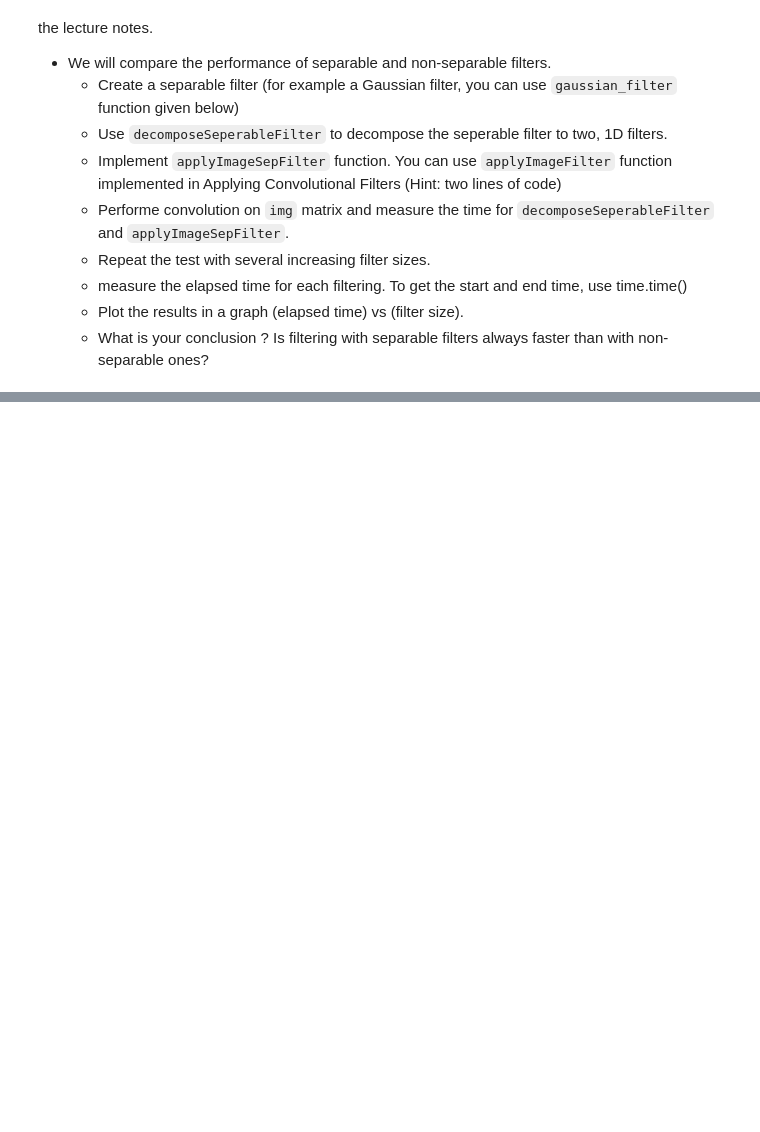
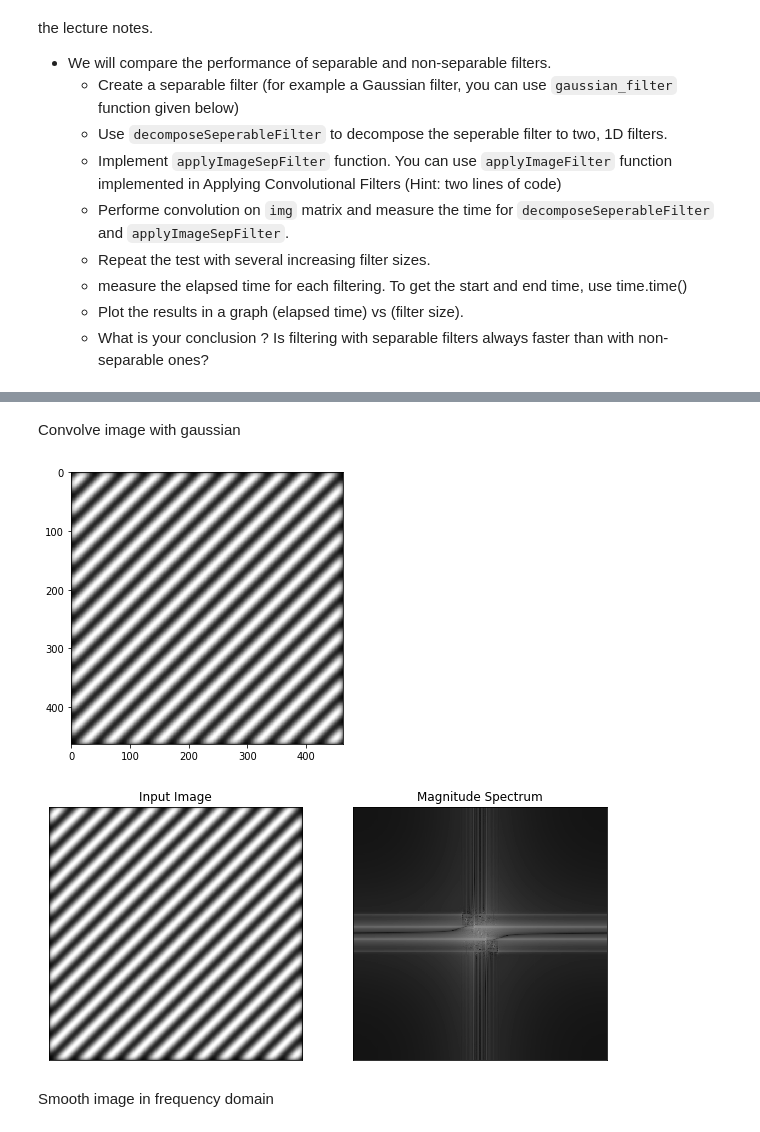
Before and after one commit to HaziqRazali/CS-422-Computer-Vision, a Jupyter notebook: Exercises/2/Convolution, Filtering and Gradients - answers.ipynb, the cells around one changed output, grey strips where cells are left out. Saved outputs shown, nothing was run; the diff lists cells and outputs as text; code cells hidden in the pictures; blank space fills up the shorter version.

```diff
--- a/Exercises/2/Convolution, Filtering and Gradients - answers.ipynb
+++ b/Exercises/2/Convolution, Filtering and Gradients - answers.ipynb
@@ -475,0 +525,22 @@ Text(0.5,0,'Filter size')
+# %% [markdown]
+Convolve image with gaussian
+# %%
+g = gaussian_filter(31, 5)
+output_1 = conv.convolve2d(img, g , mode='same')
+plt.figure(figsize=(5,5))
+plt.imshow(output_1)
+f = np.fft.fft2(output_1)
+fshift = np.fft.fftshift(f)
+magnitude_spectrum = 20*np.log(np.abs(fshift))
+
+plt.figure()
+plt.subplot(121),plt.imshow(output_1, cmap = 'gray')
+plt.title('Input Image'), plt.xticks([]), plt.yticks([])
+plt.subplot(122),plt.imshow(magnitude_spectrum, cmap = 'gray')
+plt.title('Magnitude Spectrum'), plt.xticks([]), plt.yticks([])
+plt.show()
+# %% [output]
+[figure, added]
+[figure, added]
+# %% [markdown]
+Smooth image in frequency domain
```
Also changed, not shown: parts of 13 cells of this notebook, 3 other files.
